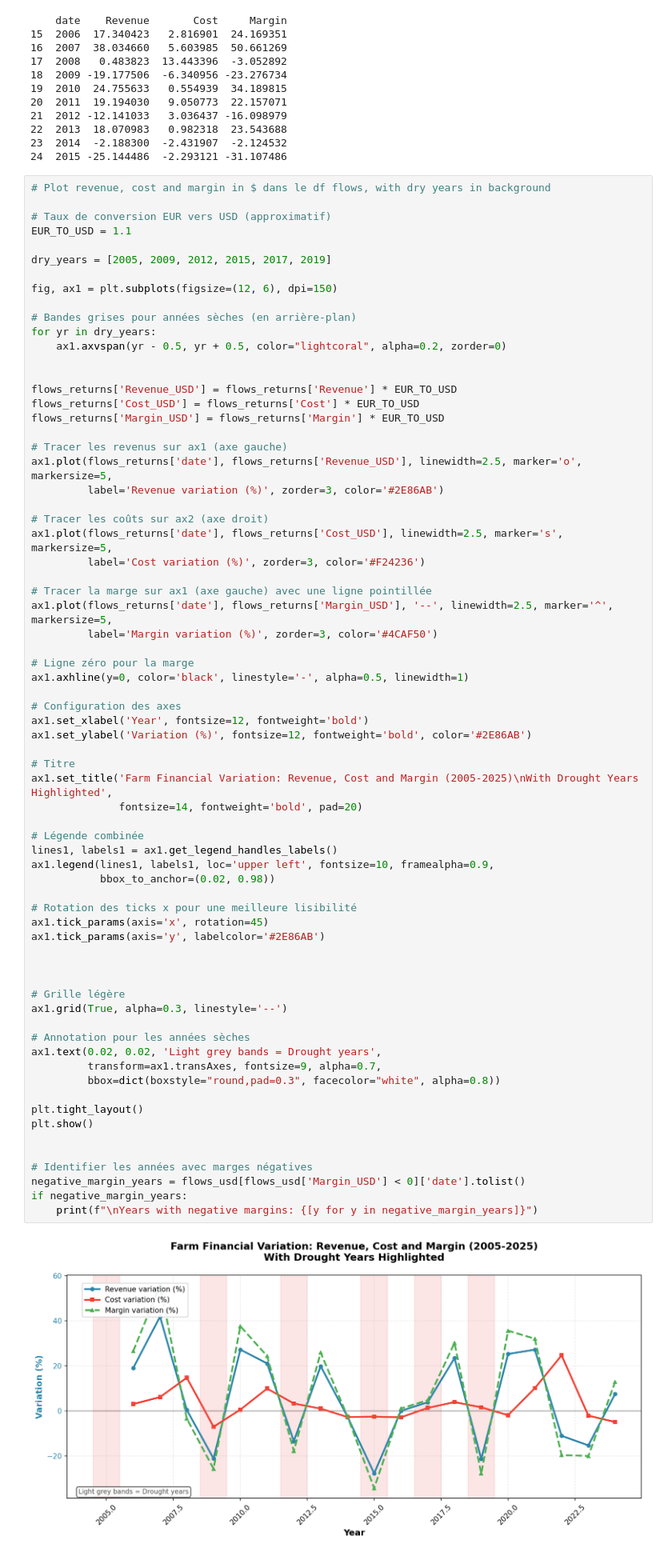
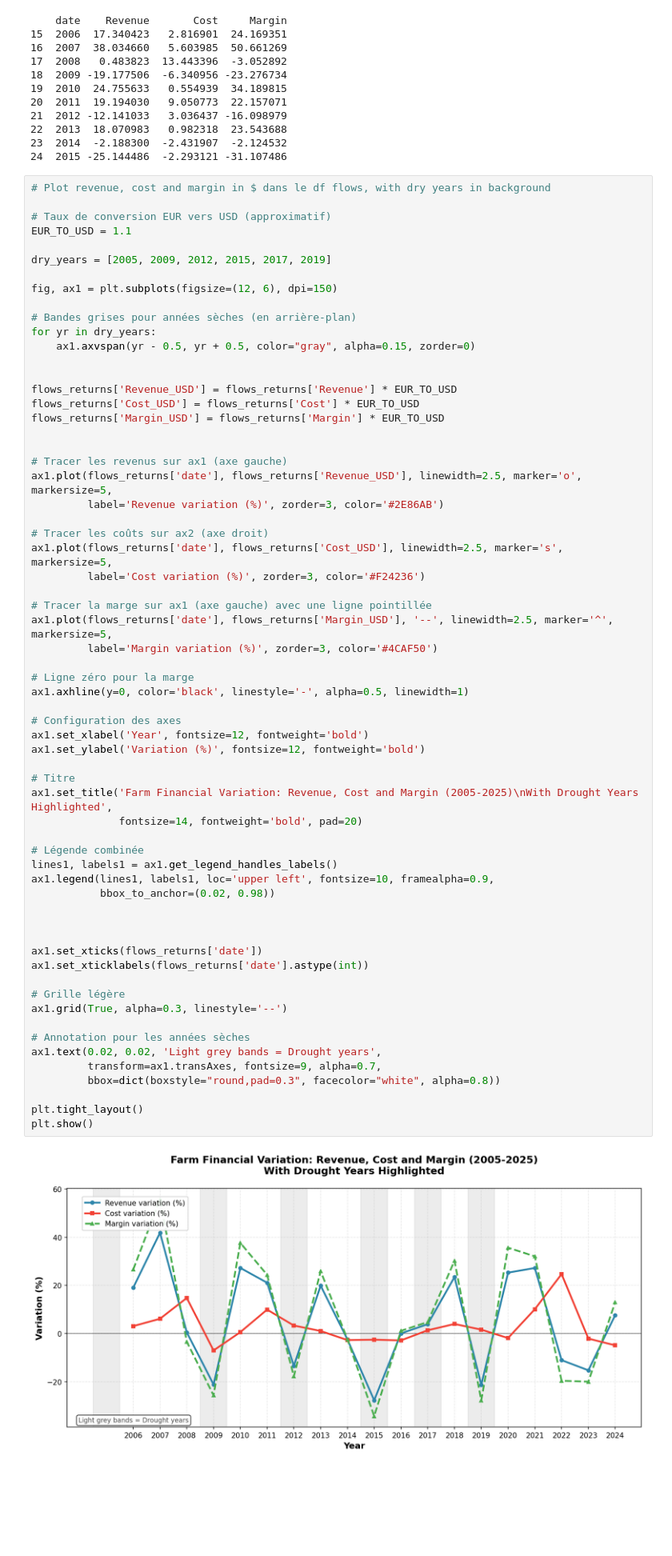
Before and after one commit to lochardi/GreenFinance, a Jupyter notebook: main.ipynb, the cells around one changed output. Shown at 80% size. Saved outputs shown, nothing was run; the diff lists cells and outputs as text; blank space fills up the shorter version.

```diff
--- a/main.ipynb
+++ b/main.ipynb
@@ -447,12 +567,13 @@ fig, ax1 = plt.subplots(figsize=(12, 6), dpi=150)
 
 # Bandes grises pour années sèches (en arrière-plan)
 for yr in dry_years:
-    ax1.axvspan(yr - 0.5, yr + 0.5, color="lightcoral", alpha=0.2, zorder=0)
+    ax1.axvspan(yr - 0.5, yr + 0.5, color="gray", alpha=0.15, zorder=0)
 
 
 flows_returns['Revenue_USD'] = flows_returns['Revenue'] * EUR_TO_USD
 flows_returns['Cost_USD'] = flows_returns['Cost'] * EUR_TO_USD
 flows_returns['Margin_USD'] = flows_returns['Margin'] * EUR_TO_USD
+
 
 # Tracer les revenus sur ax1 (axe gauche)
 ax1.plot(flows_returns['date'], flows_returns['Revenue_USD'], linewidth=2.5, marker='o', markersize=5,
@@ -468,41 +589,34 @@ ax1.plot(flows_returns['date'], flows_returns['Margin_USD'], '--', linewidth=2.5
 
 # Ligne zéro pour la marge
 ax1.axhline(y=0, color='black', linestyle='-', alpha=0.5, linewidth=1)
 
 # Configuration des axes
 ax1.set_xlabel('Year', fontsize=12, fontweight='bold')
-ax1.set_ylabel('Variation (%)', fontsize=12, fontweight='bold', color='#2E86AB')
+ax1.set_ylabel('Variation (%)', fontsize=12, fontweight='bold')
 
 # Titre
 ax1.set_title('Farm Financial Variation: Revenue, Cost and Margin (2005-2025)\nWith Drought Years Highlighted',
               fontsize=14, fontweight='bold', pad=20)
 
 # Légende combinée
 lines1, labels1 = ax1.get_legend_handles_labels()
 ax1.legend(lines1, labels1, loc='upper left', fontsize=10, framealpha=0.9,
            bbox_to_anchor=(0.02, 0.98))
 
-# Rotation des ticks x pour une meilleure lisibilité
-ax1.tick_params(axis='x', rotation=45)
-ax1.tick_params(axis='y', labelcolor='#2E86AB')
 
 
+ax1.set_xticks(flows_returns['date'])
+ax1.set_xticklabels(flows_returns['date'].astype(int))
 
 # Grille légère
 ax1.grid(True, alpha=0.3, linestyle='--')
 
 # Annotation pour les années sèches
 ax1.text(0.02, 0.02, 'Light grey bands = Drought years',
          transform=ax1.transAxes, fontsize=9, alpha=0.7,
          bbox=dict(boxstyle="round,pad=0.3", facecolor="white", alpha=0.8))
 
 plt.tight_layout()
 plt.show()
-
-
-# Identifier les années avec marges négatives
-negative_margin_years = flows_usd[flows_usd['Margin_USD'] < 0]['date'].tolist()
-if negative_margin_years:
-    print(f"\nYears with negative margins: {[y for y in negative_margin_years]}")
 # %% [output]
-[figure, old version]
+[figure, new version]
```
Also changed, not shown: parts of 6 cells of this notebook.
